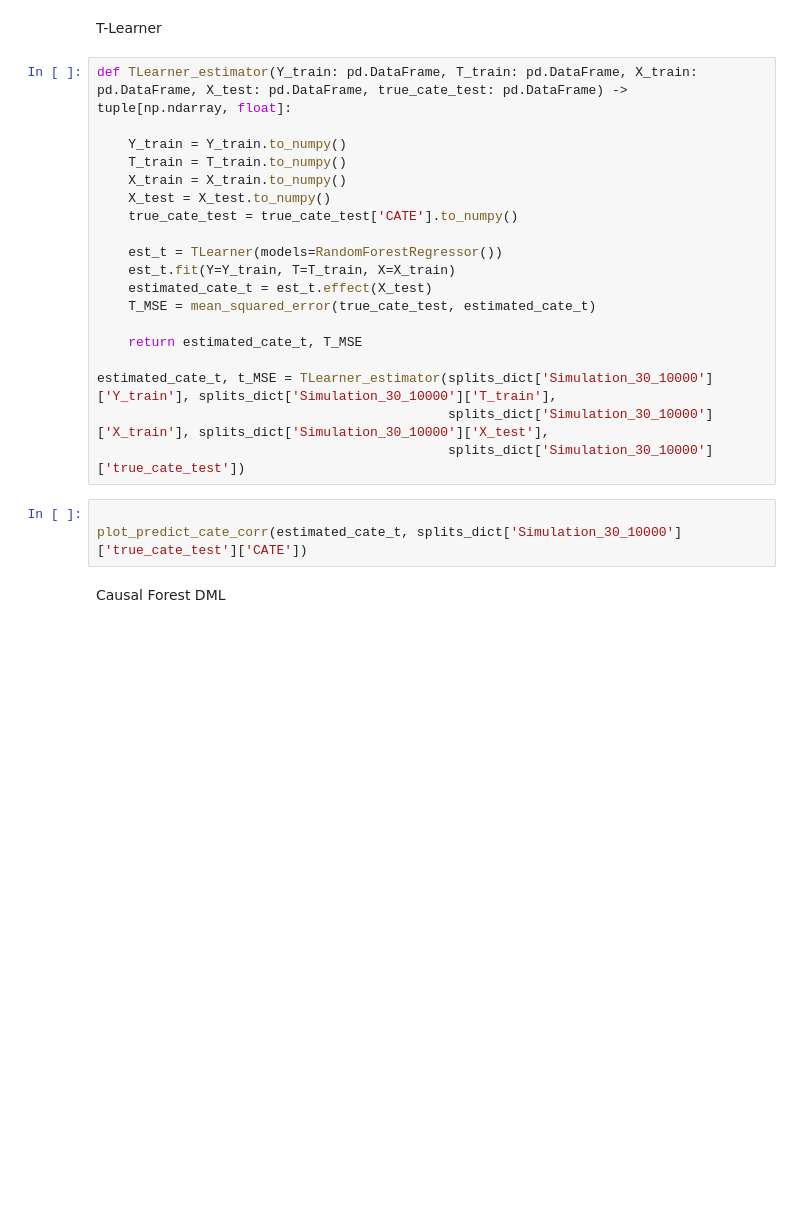
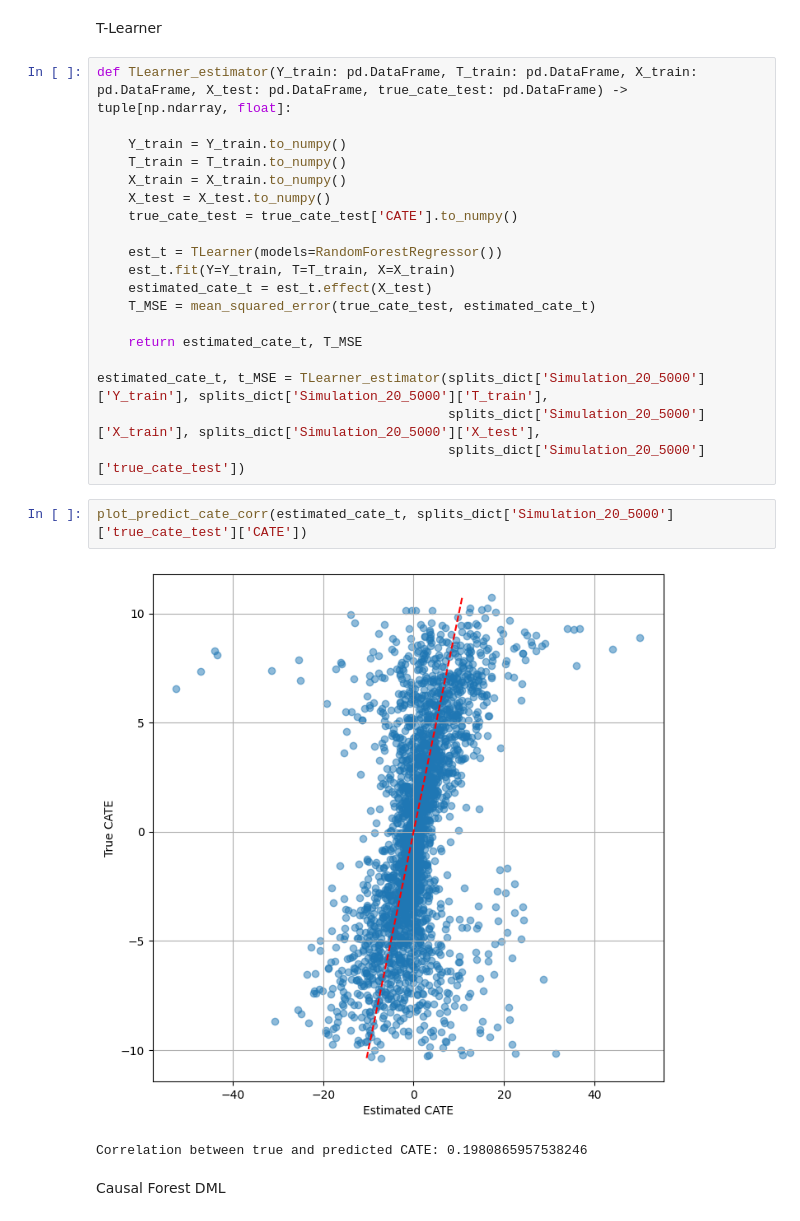
Before and after one commit to Jackbonkins/Heter_effects, a Jupyter notebook: Analysis.ipynb, the cells around one changed output. Drawn from its saved outputs; the diff is of its cells as text; blank space fills up the shorter version.

```diff
--- a/Analysis.ipynb
+++ b/Analysis.ipynb
@@ -174,12 +167,14 @@ def TLearner_estimator(Y_train: pd.DataFrame, T_train: pd.DataFrame, X_train: pd
 
     return estimated_cate_t, T_MSE
 
-estimated_cate_t, t_MSE = TLearner_estimator(splits_dict['Simulation_30_10000']['Y_train'], splits_dict['Simulation_30_10000']['T_train'],
-                                             splits_dict['Simulation_30_10000']['X_train'], splits_dict['Simulation_30_10000']['X_test'],
-                                             splits_dict['Simulation_30_10000']['true_cate_test'])
+estimated_cate_t, t_MSE = TLearner_estimator(splits_dict['Simulation_20_5000']['Y_train'], splits_dict['Simulation_20_5000']['T_train'],
+                                             splits_dict['Simulation_20_5000']['X_train'], splits_dict['Simulation_20_5000']['X_test'],
+                                             splits_dict['Simulation_20_5000']['true_cate_test'])
 # %%
-
-plot_predict_cate_corr(estimated_cate_t, splits_dict['Simulation_30_10000']['true_cate_test']['CATE'])
+plot_predict_cate_corr(estimated_cate_t, splits_dict['Simulation_20_5000']['true_cate_test']['CATE'])
+# %% [output]
+[figure, added]
+Correlation between true and predicted CATE: 0.1980865957538246
 # %% [markdown]
 Causal Forest DML
 # %%
```
Also changed, not shown: parts of 13 cells of this notebook, 2 other files.
